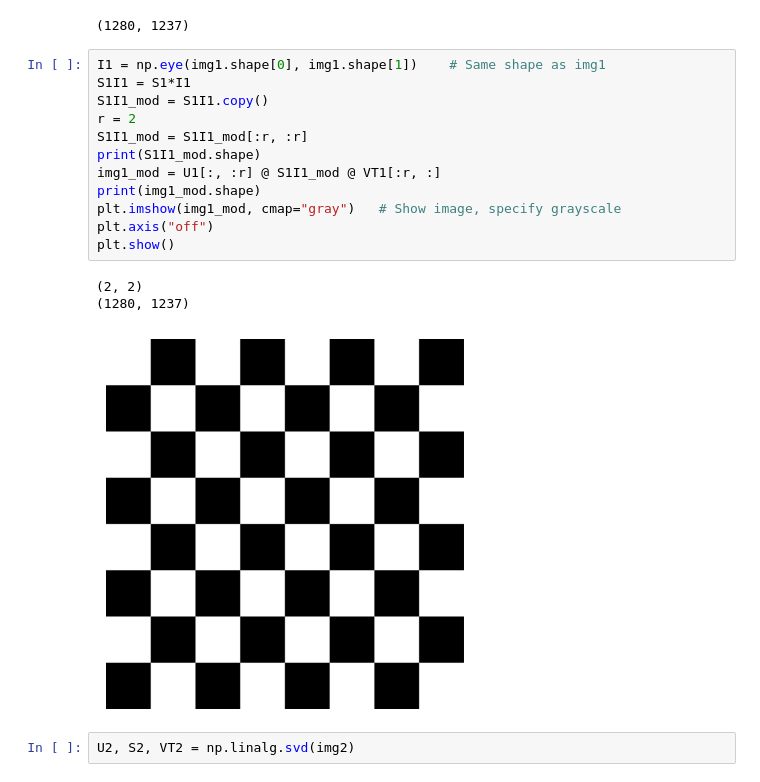
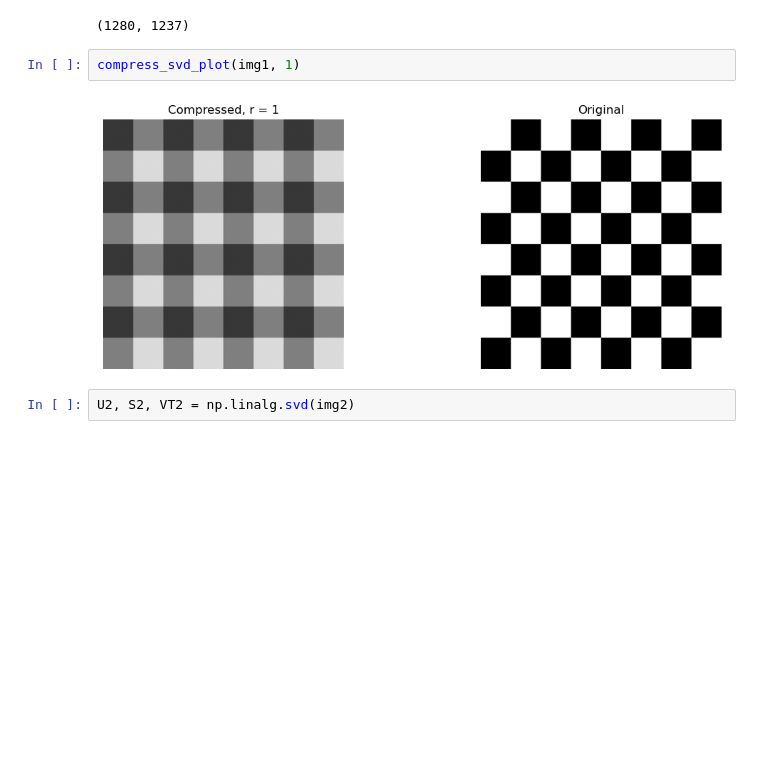
Before and after one commit to johnmagj/MAT4110, a Jupyter notebook: Oblig2/Oblig2.ipynb, the cells around one changed output. Cells and saved outputs as stored; diff of their text form; blank space fills up the shorter version.

```diff
--- a/Oblig2/Oblig2.ipynb
+++ b/Oblig2/Oblig2.ipynb
@@ -100,22 +110,10 @@ plt.close()
 img1.shape
 # %% [output]
 (1280, 1237)
-# %%
-I1 = np.eye(img1.shape[0], img1.shape[1])    # Same shape as img1
-S1I1 = S1*I1
-S1I1_mod = S1I1.copy()
-r = 2
-S1I1_mod = S1I1_mod[:r, :r]
-print(S1I1_mod.shape)
-img1_mod = U1[:, :r] @ S1I1_mod @ VT1[:r, :]
-print(img1_mod.shape)
-plt.imshow(img1_mod, cmap="gray")   # Show image, specify grayscale
-plt.axis("off")
-plt.show()
-# %% [output]
-(2, 2)
-(1280, 1237)
-[figure, removed]
+# %%
+compress_svd_plot(img1, 1)
+# %% [output]
+[figure, added]
 # %%
 U2, S2, VT2 = np.linalg.svd(img2)
 # %%
```
Also changed, not shown: parts of 10 cells of this notebook.
